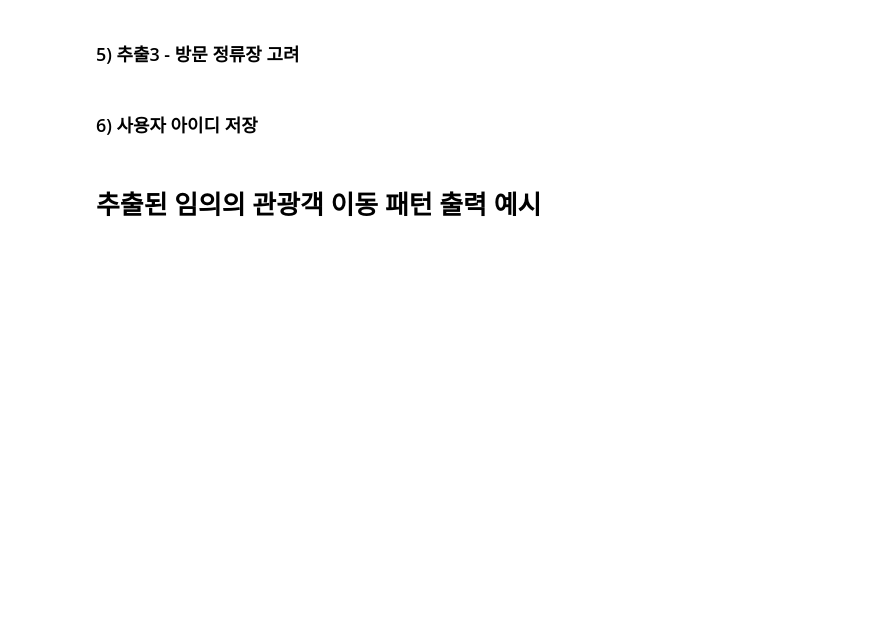
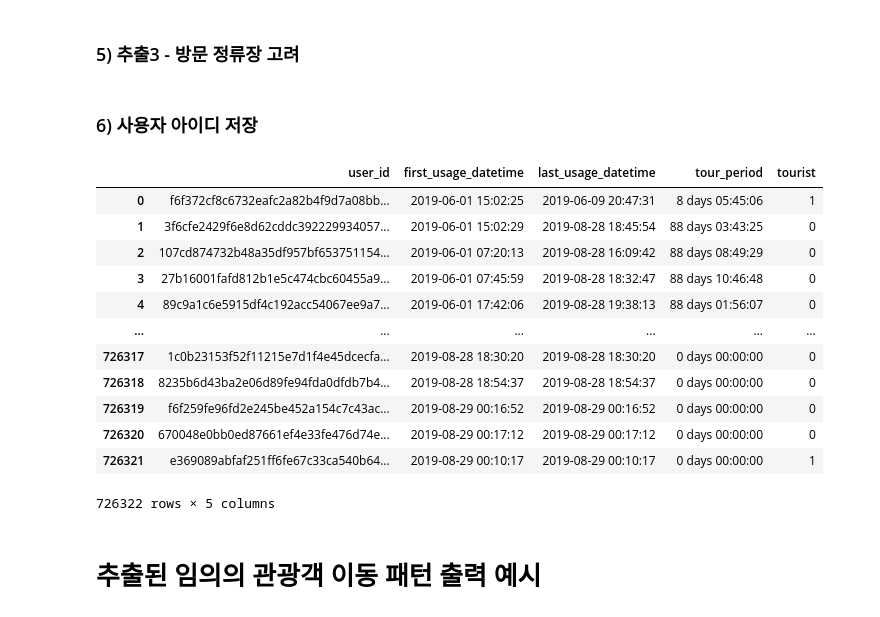
Before and after one commit to hoonisone/2020_jeju-bus-tag_data-analysis, a Jupyter notebook: 1. 사용자 이용 정보 추출.ipynb, the cells around one changed output. Saved outputs shown, nothing was run; the diff lists cells and outputs as text; code cells hidden in the pictures; blank space fills up the shorter version.

```diff
--- a/1. 사용자 이용 정보 추출.ipynb
+++ b/1. 사용자 이용 정보 추출.ipynb
@@ -179,6 +179,22 @@ user_infor_df["tourist"] = user_infor_df[user_id].isin(U3).apply(lambda x : int(
 user_infor_df.to_csv("user_list.csv", encoding="utf-8", index=False)
 
 #유의사항: 실제 사용자(관광객) 수는 user_id의 개수보다 크거나 같을 것. (사용자 수는 user_count로 파악할 것.)
+# %%
+user_infor_df
+# %% [output]
+|  | user_id | first_usage_datetime | last_usage_datetime | tour_period | tourist |
+| 0 | f6f372cf8c6732eafc2a82b4f9d7a08bb... | 2019-06-01 15:02:25 | 2019-06-09 20:47:31 | 8 days 05:45:06 | 1 |
+| 1 | 3f6cfe2429f6e8d62cddc392229934057... | 2019-06-01 15:02:29 | 2019-08-28 18:45:54 | 88 days 03:43:25 | 0 |
+| 2 | 107cd874732b48a35df957bf653751154... | 2019-06-01 07:20:13 | 2019-08-28 16:09:42 | 88 days 08:49:29 | 0 |
+| 3 | 27b16001fafd812b1e5c474cbc60455a9... | 2019-06-01 07:45:59 | 2019-08-28 18:32:47 | 88 days 10:46:48 | 0 |
+| 4 | 89c9a1c6e5915df4c192acc54067ee9a7... | 2019-06-01 17:42:06 | 2019-08-28 19:38:13 | 88 days 01:56:07 | 0 |
+| ... | ... | ... | ... | ... | ... |
+| 726317 | 1c0b23153f52f11215e7d1f4e45dcecfa... | 2019-08-28 18:30:20 | 2019-08-28 18:30:20 | 0 days 00:00:00 | 0 |
+| 726318 | 8235b6d43ba2e06d89fe94fda0dfdb7b4... | 2019-08-28 18:54:37 | 2019-08-28 18:54:37 | 0 days 00:00:00 | 0 |
+| 726319 | f6f259fe96fd2e245be452a154c7c43ac... | 2019-08-29 00:16:52 | 2019-08-29 00:16:52 | 0 days 00:00:00 | 0 |
+| 726320 | 670048e0bb0ed87661ef4e33fe476d74e... | 2019-08-29 00:17:12 | 2019-08-29 00:17:12 | 0 days 00:00:00 | 0 |
+| 726321 | e369089abfaf251ff6fe67c33ca540b64... | 2019-08-29 00:10:17 | 2019-08-29 00:10:17 | 0 days 00:00:00 | 1 |
+726322 rows × 5 columns
 # %% [markdown]
 # 추출된 임의의 관광객 이동 패턴 출력 예시
 # %%
```
Also changed, not shown: 6 other files.
